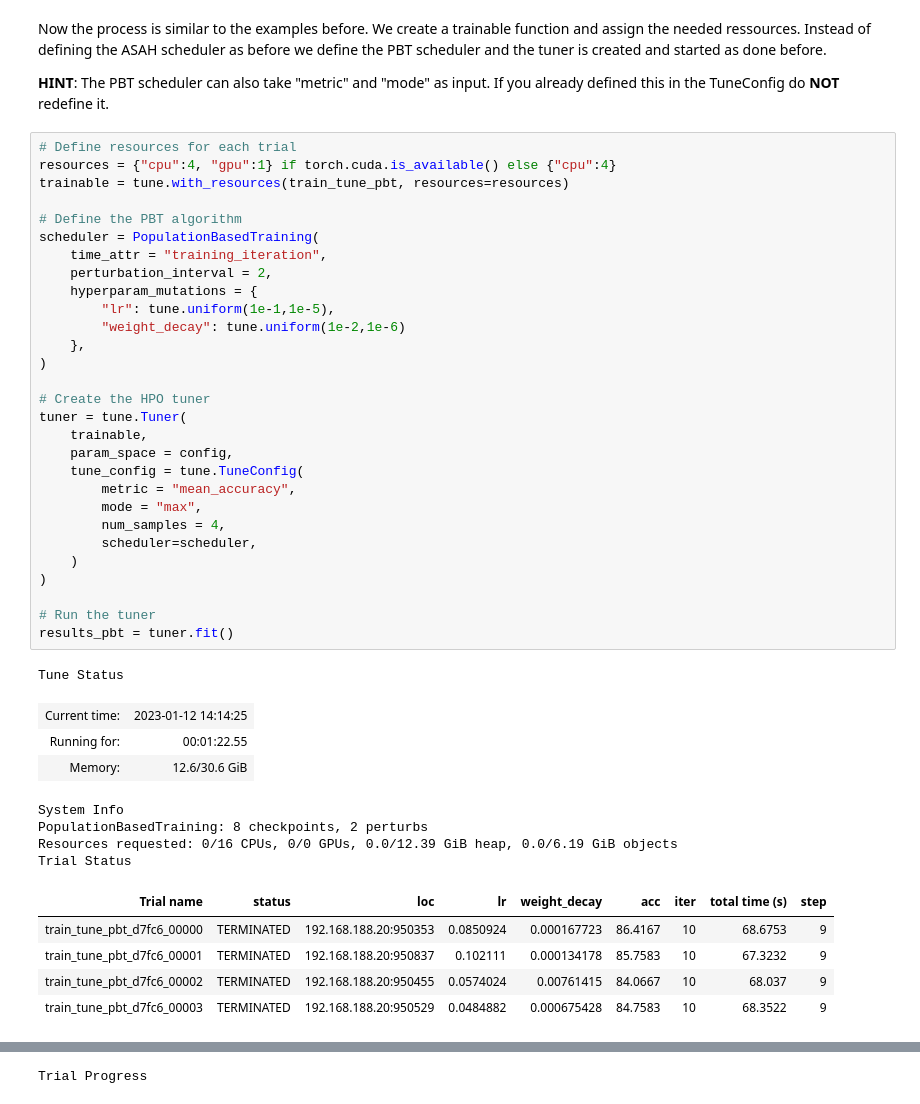
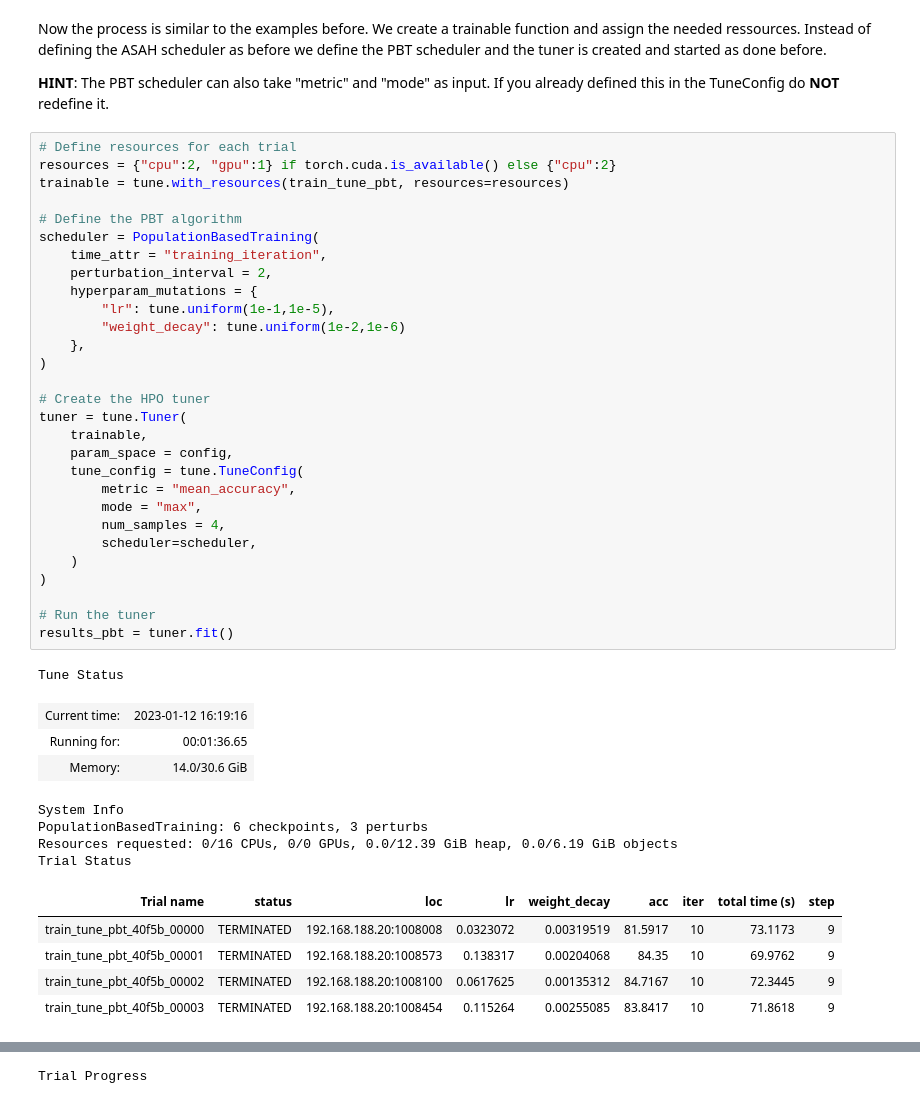
Before and after one commit to RaphaelMaser/Ray_Tune, a Jupyter notebook: Ray_Tune_FashionMNIST.ipynb, the cells around one changed output, grey strips where cells are left out. Drawn from its saved outputs; the diff is of its cells as text.

```diff
--- a/Ray_Tune_FashionMNIST.ipynb
+++ b/Ray_Tune_FashionMNIST.ipynb
@@ -409,44 +370,44 @@ Now the process is similar to the examples before. We create a trainable functio
 **HINT**: The PBT scheduler can also take "metric" and "mode" as input. If you already defined this in the TuneConfig do **NOT** redefine it.
 # %%
 # Define resources for each trial
-resources = {"cpu":4, "gpu":1} if torch.cuda.is_available() else {"cpu":4}
+resources = {"cpu":2, "gpu":1} if torch.cuda.is_available() else {"cpu":2}
 trainable = tune.with_resources(train_tune_pbt, resources=resources)
 
 # Define the PBT algorithm
 scheduler = PopulationBasedTraining(
     time_attr = "training_iteration",
     perturbation_interval = 2,
     hyperparam_mutations = {
         "lr": tune.uniform(1e-1,1e-5),
         "weight_decay": tune.uniform(1e-2,1e-6)
     },
 )
 
 # Create the HPO tuner
 tuner = tune.Tuner(
     trainable,
     param_space = config,
     tune_config = tune.TuneConfig(
         metric = "mean_accuracy",
         mode = "max",
         num_samples = 4,
         scheduler=scheduler,
     )
 )
 
 # Run the tuner
 results_pbt = tuner.fit()
 # %% [output]
 Tune Status
-| Current time: | 2023-01-12 14:14:25 |
-| Running for: | 00:01:22.55 |
-| Memory: | 12.6/30.6 GiB |
+| Current time: | 2023-01-12 16:19:16 |
+| Running for: | 00:01:36.65 |
+| Memory: | 14.0/30.6 GiB |
 System Info
-PopulationBasedTraining: 8 checkpoints, 2 perturbs
+PopulationBasedTraining: 6 checkpoints, 3 perturbs
 Resources requested: 0/16 CPUs, 0/0 GPUs, 0.0/12.39 GiB heap, 0.0/6.19 GiB objects
 Trial Status
 | Trial name | status | loc | lr | weight_decay | acc | iter | total time (s) | step |
-| train_tune_pbt_d7fc6_00000 | TERMINATED | 192.168.188.20:950353 | 0.0850924 | 0.000167723 | 86.4167 | 10 | 68.6753 | 9 |
-| train_tune_pbt_d7fc6_00001 | TERMINATED | 192.168.188.20:950837 | 0.102111 | 0.000134178 | 85.7583 | 10 | 67.3232 | 9 |
-| train_tune_pbt_d7fc6_00002 | TERMINATED | 192.168.188.20:950455 | 0.0574024 | 0.00761415 | 84.0667 | 10 | 68.037 | 9 |
-| train_tune_pbt_d7fc6_00003 | TERMINATED | 192.168.188.20:950529 | 0.0484882 | 0.000675428 | 84.7583 | 10 | 68.3522 | 9 |
+| train_tune_pbt_40f5b_00000 | TERMINATED | 192.168.188.20:1008008 | 0.0323072 | 0.00319519 | 81.5917 | 10 | 73.1173 | 9 |
+| train_tune_pbt_40f5b_00001 | TERMINATED | 192.168.188.20:1008573 | 0.138317 | 0.00204068 | 84.35 | 10 | 69.9762 | 9 |
+| train_tune_pbt_40f5b_00002 | TERMINATED | 192.168.188.20:1008100 | 0.0617625 | 0.00135312 | 84.7167 | 10 | 72.3445 | 9 |
+| train_tune_pbt_40f5b_00003 | TERMINATED | 192.168.188.20:1008454 | 0.115264 | 0.00255085 | 83.8417 | 10 | 71.8618 | 9 |
```
Also changed, not shown: parts of 17 cells of this notebook.
